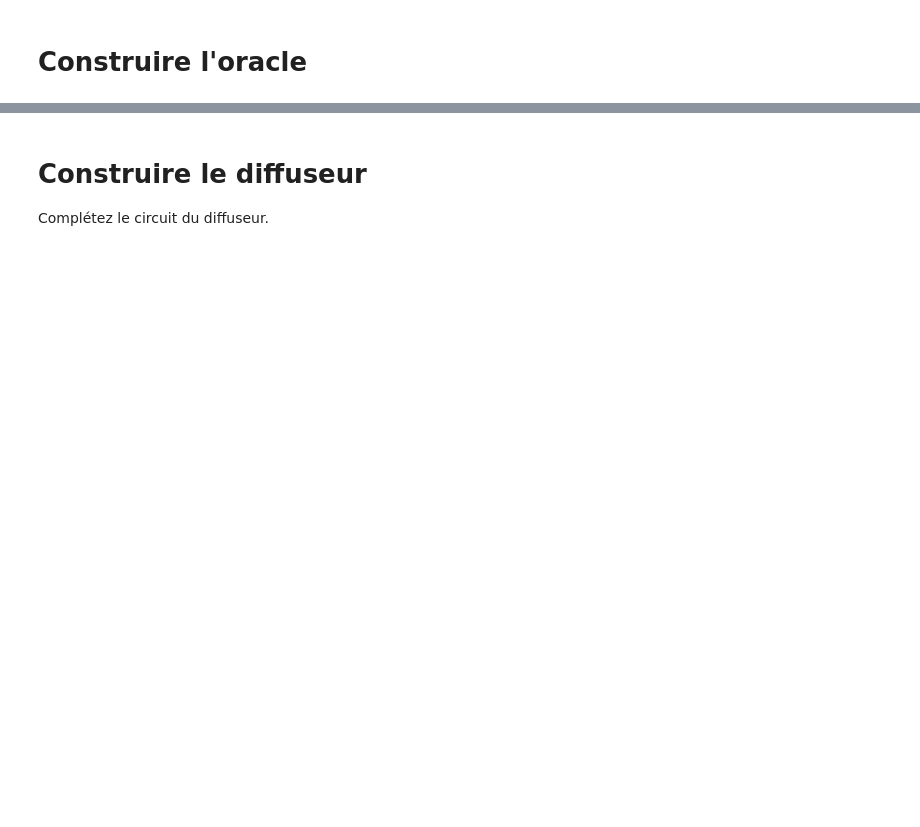
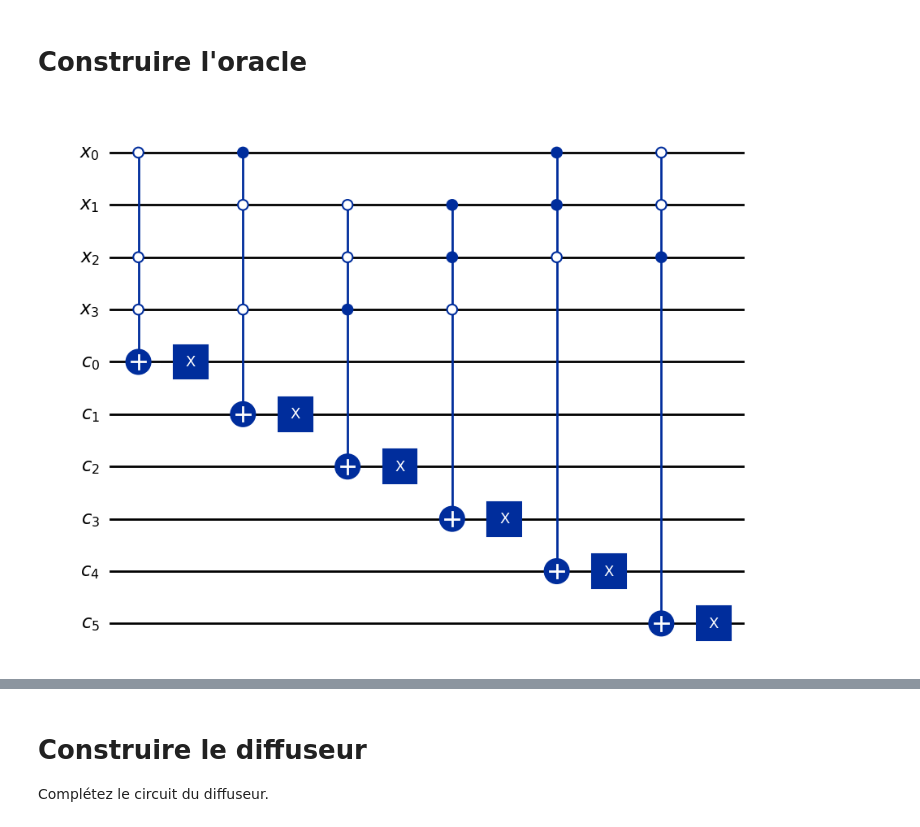
Before and after one commit to AtmolanderMimi/jupiters, a Jupyter notebook: grover_notebook_FR.ipynb, the cells around one changed output, grey strips where cells are left out. Saved outputs shown, nothing was run; the diff lists cells and outputs as text; code cells hidden in the pictures; blank space fills up the shorter version.

```diff
--- a/grover_notebook_FR.ipynb
+++ b/grover_notebook_FR.ipynb
@@ -140,34 +168,25 @@ clause_qubits = QuantumRegister(nb_clauses, name='c')
 # %%
 # Construire le circuit de clauses
 clauses_circuit = QuantumCircuit(var_qubits, clause_qubits)
 
 # Ajouter chaque clause de disjonction comme une porte :
 
 # Clause 0
-# Convertir la première disjonction en porte
-gate = logical_disjunction_to_gate(clauses[0])
-# Sélectionner les qubits associés à la première clause
-c_qubits = get_disjunction_qubits(clauses[0], clause_qubits[0], var_qubits)
-# Ajouter la porte au circuit de clauses
-clauses_circuit.append(gate, c_qubits)
-
-# Clause 1
-# Écrire le code pour ajouter la clause 1 ici #
-
-# Clause 2
-# Écrire le code pour ajouter la clause 2 ici #
-
-
-# ...
-
-# Clause 6
-# Écrire le code pour ajouter la clause 6 ici #
+for i in range(nb_clauses):
+  # Convertir la première disjonction en porte
+  gate = logical_disjunction_to_gate(clauses[i])
+  # Sélectionner les qubits associés à la première clause
+  c_qubits = get_disjunction_qubits(clauses[i], clause_qubits[i], var_qubits)
+  # Ajouter la porte au circuit de clauses
+  clauses_circuit.append(gate, c_qubits)
 
 
 # P.S : vous pouvez utiliser des boucles si vous le désirez.
 
 # Afficher le circuit :
 clauses_circuit.decompose(gates_to_decompose=['mcx'], reps=2).draw(output='mpl')
+# %% [output]
+[figure, added]
 # %%
 # Construire le circuit de l'oracle
 oracle_circuit = QuantumCircuit(var_qubits, clause_qubits)
```
Also changed, not shown: parts of 9 cells of this notebook.
